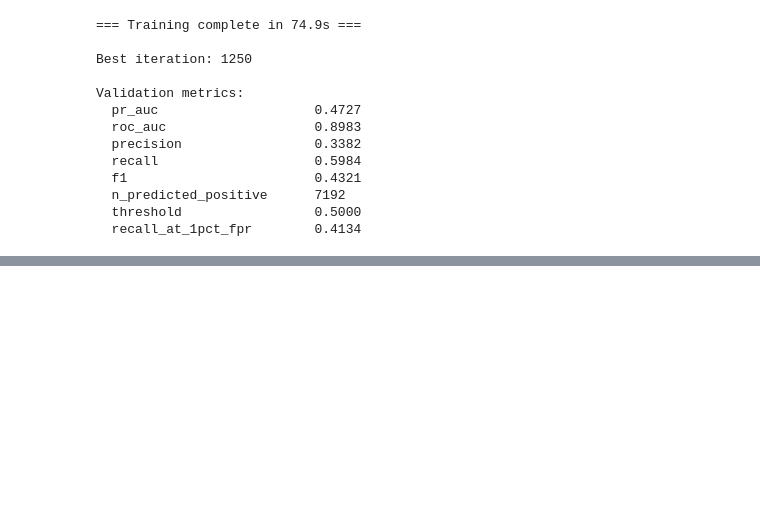
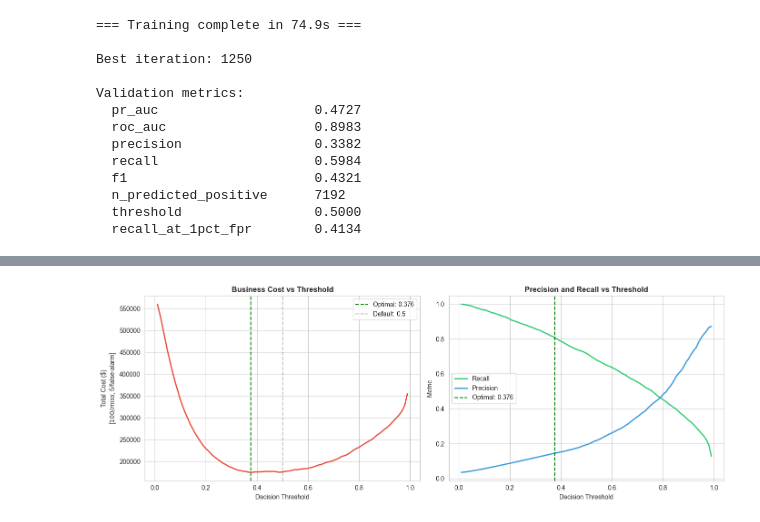
Before and after one commit to Mondip-Mech/fraud-detection-system, a Jupyter notebook: notebooks/03_modeling.ipynb, the cells around one changed output, grey strips where cells are left out. Drawn from its saved outputs; the diff is of its cells as text; code cells hidden in the pictures; blank space fills up the shorter version.

```diff
--- a/notebooks/03_modeling.ipynb
+++ b/notebooks/03_modeling.ipynb
@@ -187,0 +303,77 @@ Run 3: lgbm-baseline-default-params
+# %%
+# Pick the best model
+best_model = model_v3  # or whichever run gave you the best PR-AUC
+
+# Business cost matrix: realistic numbers for credit card fraud
+COST_FN = 100  # missed fraud — average fraud loss per transaction
+COST_FP = 5   # false alarm — analyst review cost per flagged transaction
+
+# Predict probabilities on val set
+y_val_proba = best_model.predict(X_val, num_iteration=best_model.best_iteration)
+
+# Scan thresholds and compute business cost at each
+thresholds = np.linspace(0.01, 0.99, 100)
+costs = []
+recalls = []
+precisions = []
+fp_counts = []
+
+for thr in thresholds:
+    y_pred = (y_val_proba >= thr).astype(int)
+    tp = ((y_pred == 1) & (y_val == 1)).sum()
+    fp = ((y_pred == 1) & (y_val == 0)).sum()
+    fn = ((y_pred == 0) & (y_val == 1)).sum()
+    tn = ((y_pred == 0) & (y_val == 0)).sum()
+
+    total_cost = fn * COST_FN + fp * COST_FP
+    costs.append(total_cost)
+    fp_counts.append(fp)
+    recalls.append(tp / (tp + fn) if (tp + fn) > 0 else 0)
+    precisions.append(tp / (tp + fp) if (tp + fp) > 0 else 0)
+
+optimal_idx = np.argmin(costs)
+optimal_threshold = thresholds[optimal_idx]
+optimal_cost = costs[optimal_idx]
+
+# Compare to baseline costs
+do_nothing_cost = (y_val == 1).sum() * COST_FN  # cost if we catch NO fraud
+flag_all_cost = (y_val == 0).sum() * COST_FP + 0  # cost if we flag everything
+
+print(f"=== Threshold optimization ===")
+print(f"Business cost matrix: ${COST_FN}/missed fraud, ${COST_FP}/false alarm")
+print(f"Validation set: {len(y_val):,} transactions ({(y_val == 1).sum():,} fraud)")
+print()
+print(f"Optimal threshold:    {optimal_threshold:.3f}")
+print(f"Optimal total cost:   ${optimal_cost:,.0f}")
+print(f"  Recall at threshold:    {recalls[optimal_idx]:.4f}")
+print(f"  Precision at threshold: {precisions[optimal_idx]:.4f}")
+print(f"  False positives:        {fp_counts[optimal_idx]:,}")
+print()
+print(f"Baseline costs:")
+print(f"  Do nothing (catch no fraud):  ${do_nothing_cost:,.0f}")
+print(f"  Default 0.5 threshold cost:   ${costs[np.argmin(np.abs(thresholds - 0.5))]:,.0f}")
+print(f"  Savings vs do-nothing:        ${do_nothing_cost - optimal_cost:,.0f}")
+
+# Plot: cost curve and precision-recall vs threshold
+fig, axes = plt.subplots(1, 2, figsize=(14, 5))
+
+axes[0].plot(thresholds, costs, color="#e74c3c", linewidth=2)
+axes[0].axvline(optimal_threshold, color="green", linestyle="--", label=f"Optimal: {optimal_threshold:.3f}")
+axes[0].axvline(0.5, color="gray", linestyle="--", alpha=0.5, label="Default: 0.5")
+axes[0].set_xlabel("Decision Threshold")
+axes[0].set_ylabel(f"Total Cost ($)\n[${COST_FN}/miss, ${COST_FP}/false-alarm]")
+axes[0].set_title("Business Cost vs Threshold", fontweight="bold")
+axes[0].legend()
+
+axes[1].plot(thresholds, recalls, label="Recall", color="#2ecc71", linewidth=2)
+axes[1].plot(thresholds, precisions, label="Precision", color="#3498db", linewidth=2)
+axes[1].axvline(optimal_threshold, color="green", linestyle="--", label=f"Optimal: {optimal_threshold:.3f}")
+axes[1].set_xlabel("Decision Threshold")
+axes[1].set_ylabel("Metric")
+axes[1].set_title("Precision and Recall vs Threshold", fontweight="bold")
+axes[1].legend()
+
+plt.tight_layout()
+plt.savefig(FIGURES / "09_threshold_optimization.png", bbox_inches="tight")
+plt.show()
+# %% [output]
@@ -187,0 +394 @@ Run 3: lgbm-baseline-default-params
+[figure, added]
```
Also changed, not shown: parts of 16 cells of this notebook, 4 other files.
